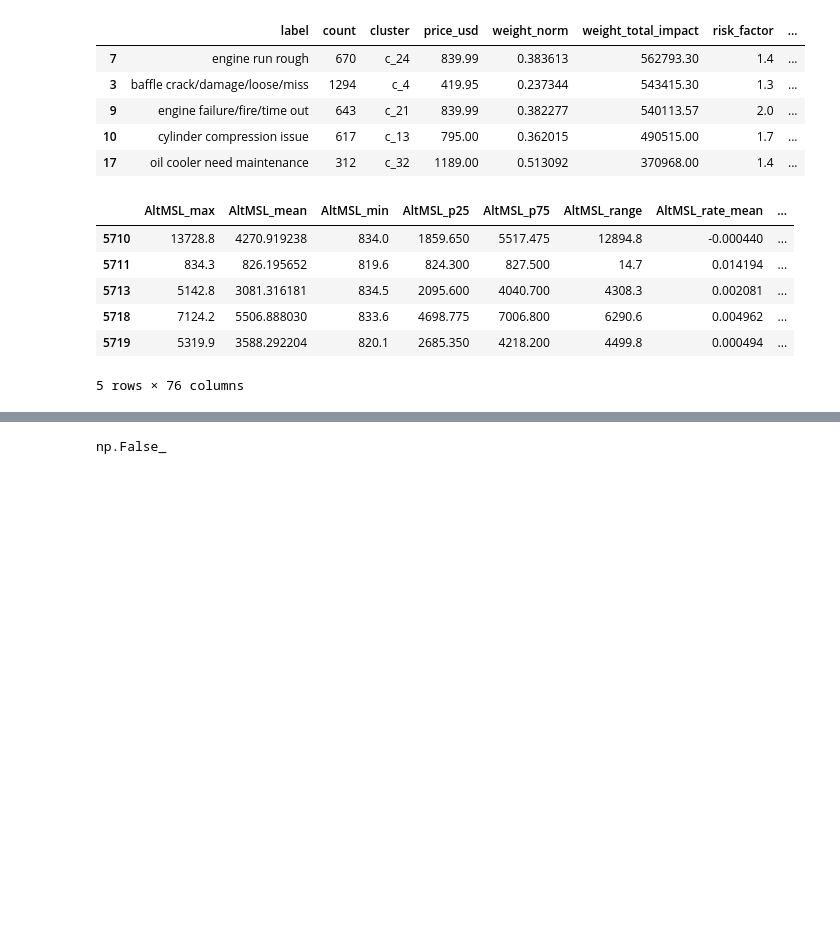
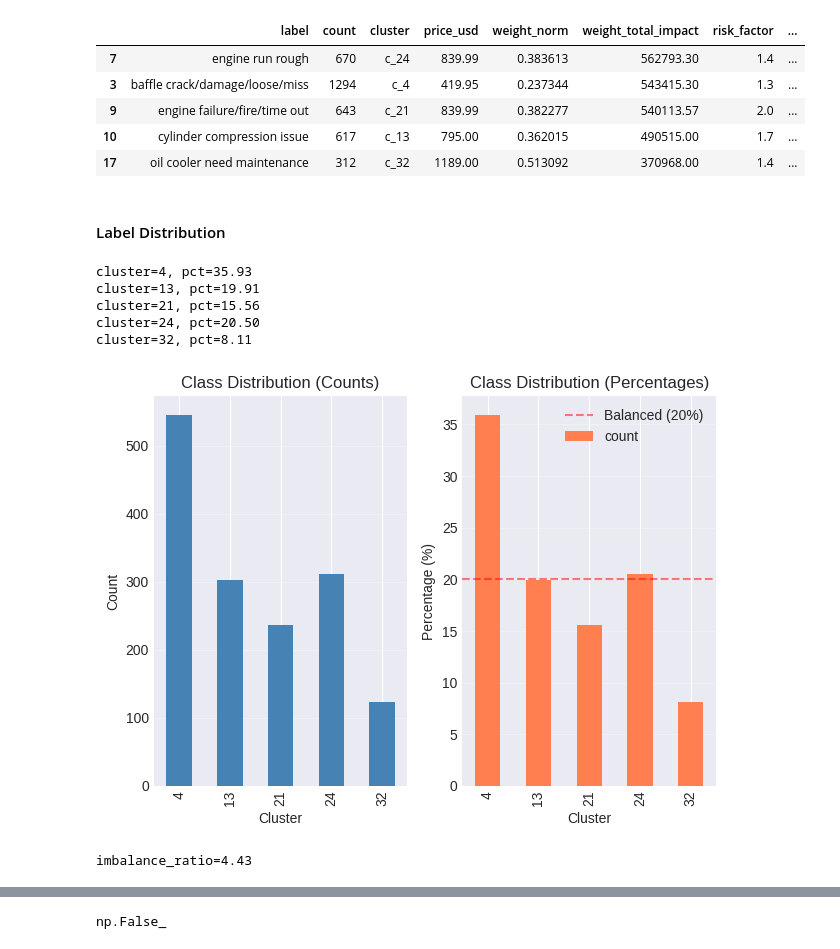
Before and after one commit to 4garriga/flights, a Jupyter notebook: src/random_forest.ipynb, the cells around one changed output, grey strips where cells are left out. Drawn from its saved outputs; the diff is of its cells as text; code cells hidden in the pictures; blank space fills up the shorter version.

```diff
--- a/src/random_forest.ipynb
+++ b/src/random_forest.ipynb
@@ -17,0 +27,3 @@ from sklearn.preprocessing import LabelBinarizer
+# %%
+# plt style
+plt.style.use("seaborn-v0_8-darkgrid")
@@ -67,5 +80,46 @@ label_mask = df["label"].isin(LABELS)
 before_mask = df["before_after"] == "before"
 
 df_before = df[label_mask & before_mask]
+# %% [markdown]
+#### Label Distribution
+# %%
+y_full = df_before["cluster"]
+class_counts = y_full.value_counts().sort_index()
+for cluster in class_counts.index:
+    count = class_counts[cluster]
+    pct = count / len(y_full) * 100
+    print(f"{cluster=}, {pct=:0.2f}")
+# %% [output]
+cluster=4, pct=35.93
+cluster=13, pct=19.91
+cluster=21, pct=15.56
+cluster=24, pct=20.50
+cluster=32, pct=8.11
+# %%
+# Visualize
+fig, ax = plt.subplots(1, 2)
+class_counts.plot(kind="bar", ax=ax[0], color="steelblue")
+ax[0].set_title("Class Distribution (Counts)")
+ax[0].set_xlabel("Cluster")
+ax[0].set_ylabel("Count")
+ax[0].grid(axis="y", alpha=0.3)
+
+class_pcts = class_counts / len(y_full) * 100
+class_pcts.plot(kind="bar", ax=ax[1], color="coral")
+ax[1].set_title("Class Distribution (Percentages)")
+ax[1].set_xlabel("Cluster")
+ax[1].set_ylabel("Percentage (%)")
+ax[1].axhline(y=20, linestyle="--", color="red", alpha=0.5, label="Balanced (20%)")
+ax[1].legend()
+ax[1].grid(axis="y", alpha=0.3)
+plt.tight_layout()
+plt.show()
+
+# imbalance ratio
+imbalance_ratio = class_counts.max() / class_counts.min()
+print(f"{imbalance_ratio=:.2f}")
+# %% [output]
+[figure, added]
+imbalance_ratio=4.43
 # %%
 # Choose features for training
@@ -239,13 +293 @@ features = [
 ]
-# %%
-# Reduce columns only to selected features and dropna
-X = df_before[features].dropna()
-X.head()
-# %% [output]
-|  | AltMSL_max | AltMSL_mean | AltMSL_min | AltMSL_p25 | AltMSL_p75 | AltMSL_range | AltMSL_rate_mean | ... |
-| 5710 | 13728.8 | 4270.919238 | 834.0 | 1859.650 | 5517.475 | 12894.8 | -0.000440 | ... |
-| 5711 | 834.3 | 826.195652 | 819.6 | 824.300 | 827.500 | 14.7 | 0.014194 | ... |
-| 5713 | 5142.8 | 3081.316181 | 834.5 | 2095.600 | 4040.700 | 4308.3 | 0.002081 | ... |
-| 5718 | 7124.2 | 5506.888030 | 833.6 | 4698.775 | 7006.800 | 6290.6 | 0.004962 | ... |
-| 5719 | 5319.9 | 3588.292204 | 820.1 | 2685.350 | 4218.200 | 4499.8 | 0.000494 | ... |
-5 rows × 76 columns
```
Also changed, not shown: parts of 51 cells of this notebook, 2 other files.
